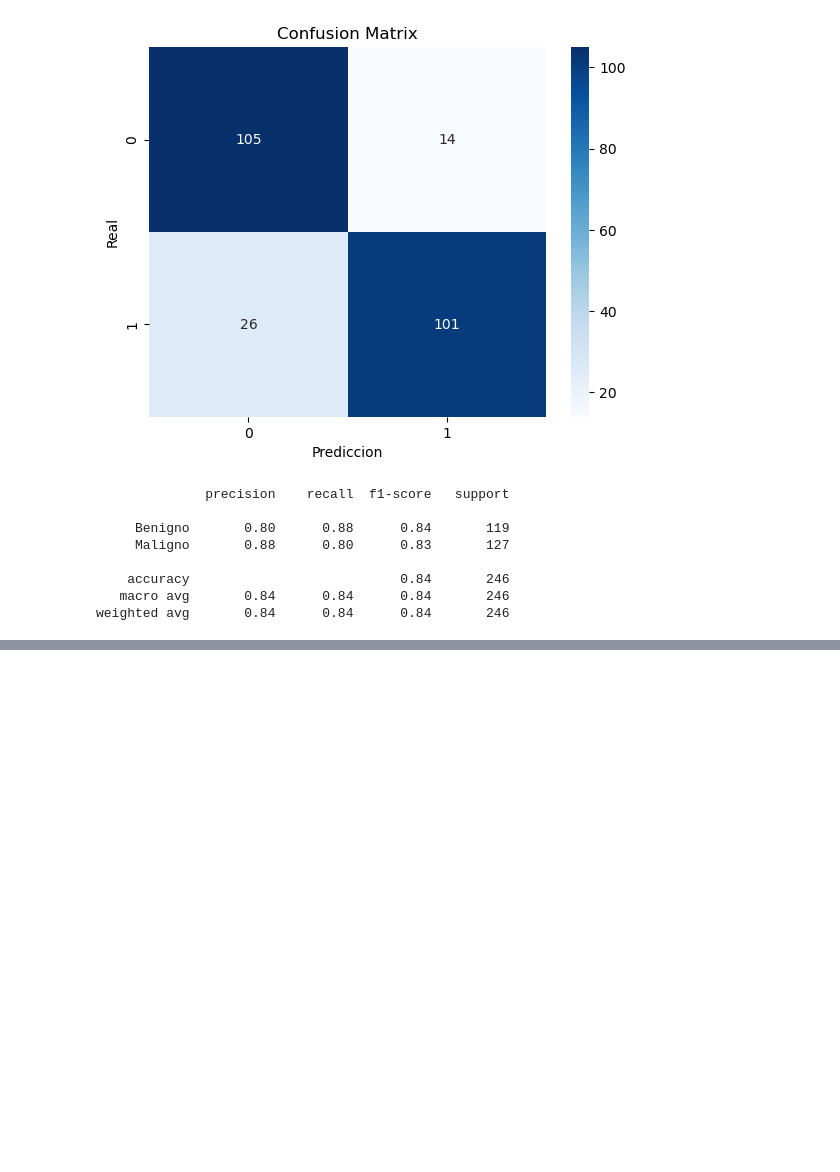
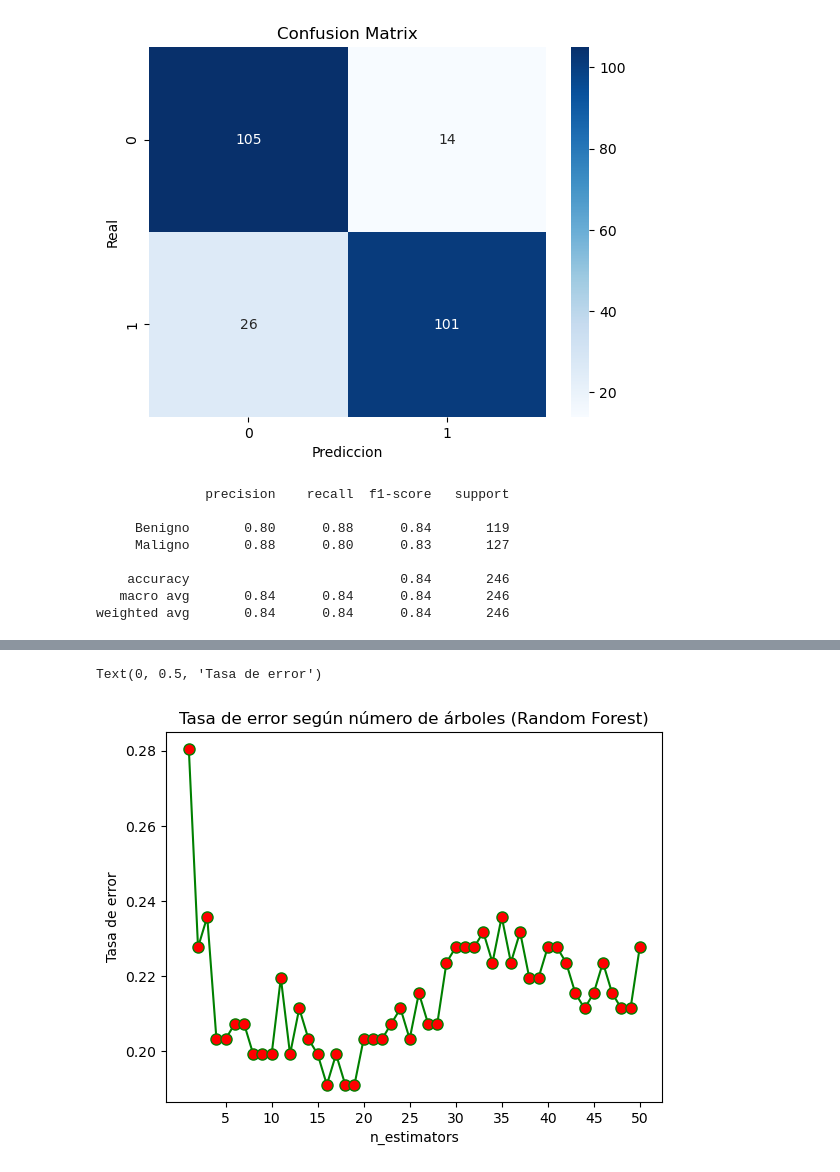
Before and after one commit to Abel-Leon/API_ALGORITMOS_GR8, a Jupyter notebook: mammographic/Algoritmos.ipynb, the cells around one changed output, grey strips where cells are left out. Drawn from its saved outputs; the diff is of its cells as text; code cells hidden in the pictures; blank space fills up the shorter version.

```diff
--- a/mammographic/Algoritmos.ipynb
+++ b/mammographic/Algoritmos.ipynb
@@ -91,0 +126,20 @@ plt.plot(valores, tasa_error, color='green', marker='o', markerfacecolor='red',
+# %%
+# Evaluar numero de arboles optimo
+tasa_error_rf = []
+
+for i in range(1, 51):
+    rf_mm = RandomForestClassifier(n_estimators=i, random_state=31)
+    rf_mm.fit(x_train, y_train)
+    prediccion_i = rf_mm.predict(x_test)
+    error = np.mean(prediccion_i != y_test)
+    tasa_error_rf.append(error)
+
+valores = range(1, 51)
+plt.plot(valores, tasa_error_rf, color='green', marker='o', markerfacecolor='red', markersize='8')
+plt.xticks(np.arange(5, 51, 5))
+plt.title('Tasa de error según número de árboles (Random Forest)')
+plt.xlabel('n_estimators')
+plt.ylabel('Tasa de error')
+# %% [output]
+Text(0, 0.5, 'Tasa de error')
+[figure, added]
```
Also changed, not shown: parts of 4 cells of this notebook.
